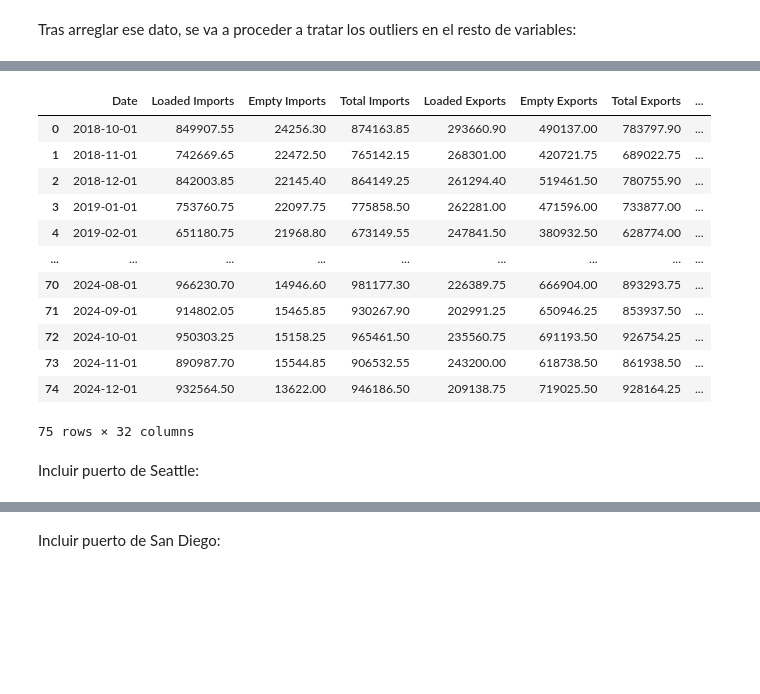
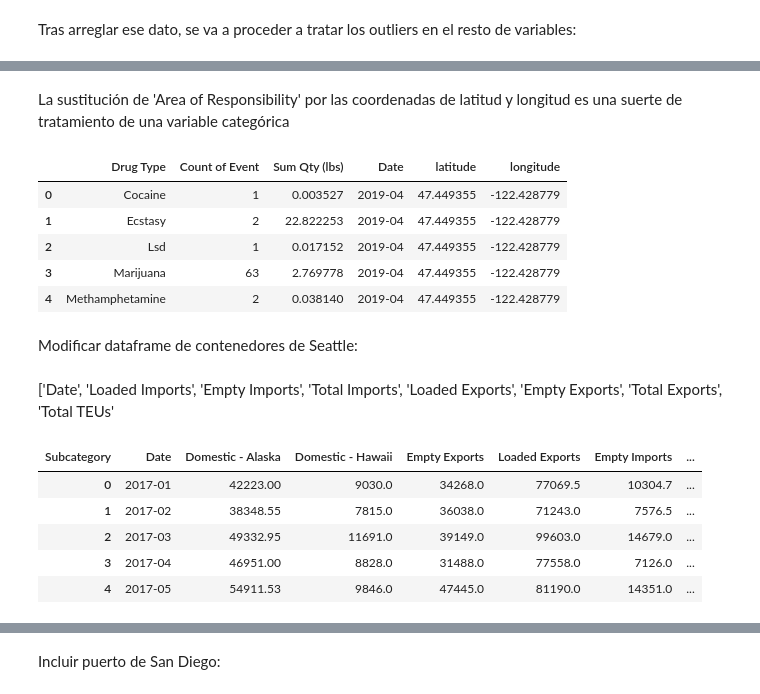
Before and after one commit to GonzaloLopezS/TFM_AFI_2025, a Jupyter notebook: AAA_code/TFM_ports_model.ipynb, the cells around one changed output, grey strips where cells are left out. Drawn from its saved outputs; the diff is of its cells as text; code cells hidden in the pictures; blank space fills up the shorter version.

Commit message:
actualizacion six ports

```diff
--- a/AAA_code/TFM_ports_model.ipynb
+++ b/AAA_code/TFM_ports_model.ipynb
@@ -409,0 +329,10 @@ df_port_drugs = GLA_data.copy()
+# %%
+# Read the Excel file and create a dataframe using the third row as the header
+nwsa_teu_data = pd.read_excel('../sources/NWSA Historical Cargo Stats.xls', sheet_name='TEUs', header=2)
+
+# Drop specific rows
+rows_to_drop = [11, 19, 27, 35, 43, 51, 59, 67, 75, 83, 91] + list(range(99, len(nwsa_teu_data)))
+nwsa_teu_data.drop(rows_to_drop, inplace=True)
+
+
+nwsa_teu_data['Unnamed: 0'].fillna(method='ffill', inplace=True)
@@ -409,0 +374,15 @@ df_port_drugs = GLA_data.copy()
+# %%
+# Define the columns to sum
+columns_to_sum = ['Domestic - Alaska', 'Domestic - Hawaii', 'International Exports Full', 'International Imports Empty', 'International Imports Full']
+
+# Calculate the sum of the specified columns
+nwsa_teu_data_pivot['Sum_Other_Columns'] = nwsa_teu_data_pivot[columns_to_sum].sum(axis=1)
+
+# Impute NaN values in 'International Exports Empty'
+nwsa_teu_data_pivot['International Exports Empty'] = nwsa_teu_data_pivot.apply(
+    lambda row: row['Total TEUs'] - row['Sum_Other_Columns'] if pd.isna(row['International Exports Empty']) else row['International Exports Empty'],
+    axis=1
+)
+
+# Drop the temporary 'Sum_Other_Columns' column
+nwsa_teu_data_pivot.drop(columns=['Sum_Other_Columns'], inplace=True)
@@ -410,21 +425,13 @@ df_port_drugs = GLA_data.copy()
+# %% [markdown]
+La sustitución de 'Area of Responsibility' por las coordenadas de latitud y longitud es una suerte de tratamiento de una variable categórica
 # %%
-df_port_drugs['latitude'] = us_port_hubs.loc[3, 'coord_0']
-df_port_drugs['longitude'] = us_port_hubs.loc[3, 'coord_1']
+# row 25: Seattle/Tacoma, WA
+drug_seizures_combined['latitude'] = us_port_hubs.loc[25, 'coord_0']
+drug_seizures_combined['longitude'] = us_port_hubs.loc[25, 'coord_1']
+# %% [output]
+|  | Drug Type | Count of Event | Sum Qty (lbs) | Date | latitude | longitude |
+| 0 | Cocaine | 1 | 0.003527 | 2019-04 | 47.449355 | -122.428779 |
+| 1 | Ecstasy | 2 | 22.822253 | 2019-04 | 47.449355 | -122.428779 |
+| 2 | Lsd | 1 | 0.017152 | 2019-04 | 47.449355 | -122.428779 |
+| 3 | Marijuana | 63 | 2.769778 | 2019-04 | 47.449355 | -122.428779 |
+| 4 | Methamphetamine | 2 | 0.038140 | 2019-04 | 47.449355 | -122.428779 |
-# %%
-df_port_drugs
-# %% [output]
-|  | Date | Loaded Imports | Empty Imports | Total Imports | Loaded Exports | Empty Exports | Total Exports | ... |
-| 0 | 2018-10-01 | 849907.55 | 24256.30 | 874163.85 | 293660.90 | 490137.00 | 783797.90 | ... |
-| 1 | 2018-11-01 | 742669.65 | 22472.50 | 765142.15 | 268301.00 | 420721.75 | 689022.75 | ... |
-| 2 | 2018-12-01 | 842003.85 | 22145.40 | 864149.25 | 261294.40 | 519461.50 | 780755.90 | ... |
-| 3 | 2019-01-01 | 753760.75 | 22097.75 | 775858.50 | 262281.00 | 471596.00 | 733877.00 | ... |
-| 4 | 2019-02-01 | 651180.75 | 21968.80 | 673149.55 | 247841.50 | 380932.50 | 628774.00 | ... |
-| ... | ... | ... | ... | ... | ... | ... | ... | ... |
-| 70 | 2024-08-01 | 966230.70 | 14946.60 | 981177.30 | 226389.75 | 666904.00 | 893293.75 | ... |
-| 71 | 2024-09-01 | 914802.05 | 15465.85 | 930267.90 | 202991.25 | 650946.25 | 853937.50 | ... |
-| 72 | 2024-10-01 | 950303.25 | 15158.25 | 965461.50 | 235560.75 | 691193.50 | 926754.25 | ... |
-| 73 | 2024-11-01 | 890987.70 | 15544.85 | 906532.55 | 243200.00 | 618738.50 | 861938.50 | ... |
-| 74 | 2024-12-01 | 932564.50 | 13622.00 | 946186.50 | 209138.75 | 719025.50 | 928164.25 | ... |
-75 rows × 32 columns
-# %% [markdown]
-Incluir puerto de Seattle:
@@ -430,0 +455,23 @@ Incluir puerto de Seattle:
+# %% [markdown]
+Modificar dataframe de contenedores de Seattle:
+# %% [markdown]
+['Date', 'Loaded Imports', 'Empty Imports', 'Total Imports',
+       'Loaded Exports', 'Empty Exports', 'Total Exports', 'Total TEUs'
+# %%
+nwsa_teu_data_pivot.rename(columns={
+    'International Imports Full': 'Loaded Imports',
+    'International Imports Empty': 'Empty Imports',
+    'International Exports Full': 'Loaded Exports',
+    'International Exports Empty': 'Empty Exports'
+}, inplace=True)
+
+# Create 'Total Imports' and 'Total Exports' columns
+nwsa_teu_data_pivot['Total Imports'] = nwsa_teu_data_pivot['Loaded Imports'] + nwsa_teu_data_pivot['Empty Imports']
+nwsa_teu_data_pivot['Total Exports'] = nwsa_teu_data_pivot['Loaded Exports'] + nwsa_teu_data_pivot['Empty Exports']
+# %% [output]
+| Subcategory | Date | Domestic - Alaska | Domestic - Hawaii | Empty Exports | Loaded Exports | Empty Imports | ... |
+| 0 | 2017-01 | 42223.00 | 9030.0 | 34268.0 | 77069.5 | 10304.7 | ... |
+| 1 | 2017-02 | 38348.55 | 7815.0 | 36038.0 | 71243.0 | 7576.5 | ... |
+| 2 | 2017-03 | 49332.95 | 11691.0 | 39149.0 | 99603.0 | 14679.0 | ... |
+| 3 | 2017-04 | 46951.00 | 8828.0 | 31488.0 | 77558.0 | 7126.0 | ... |
+| 4 | 2017-05 | 54911.53 | 9846.0 | 47445.0 | 81190.0 | 14351.0 | ... |
```
Also changed, not shown: parts of 112 cells of this notebook, 10 other files.
